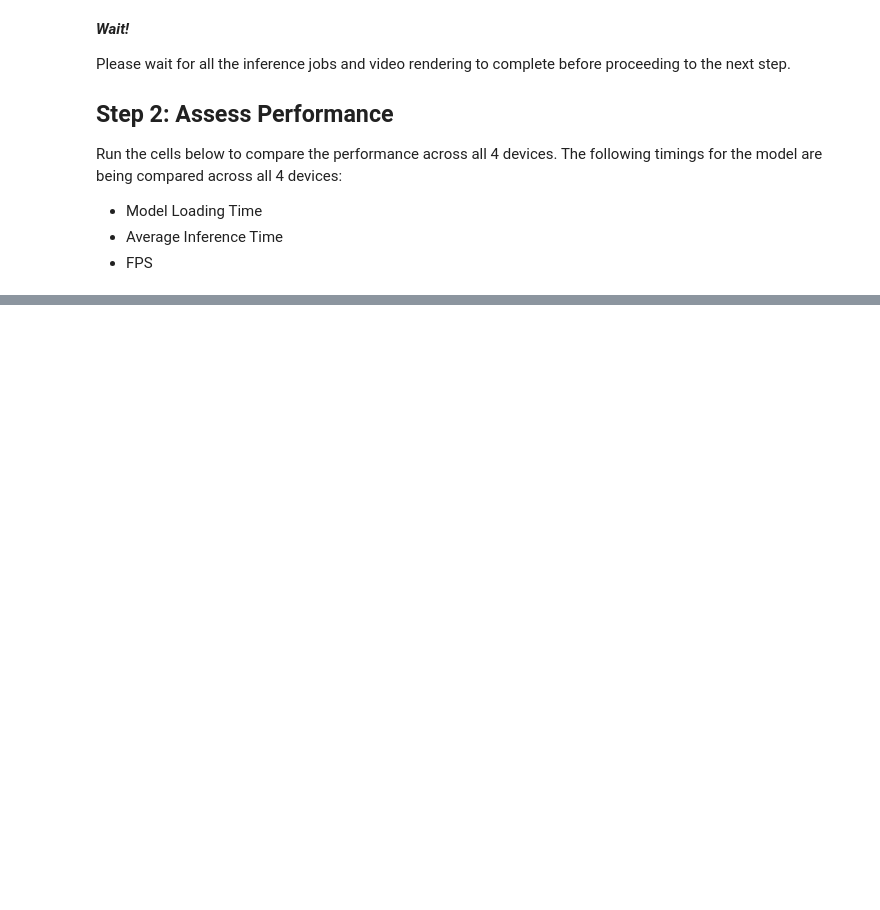
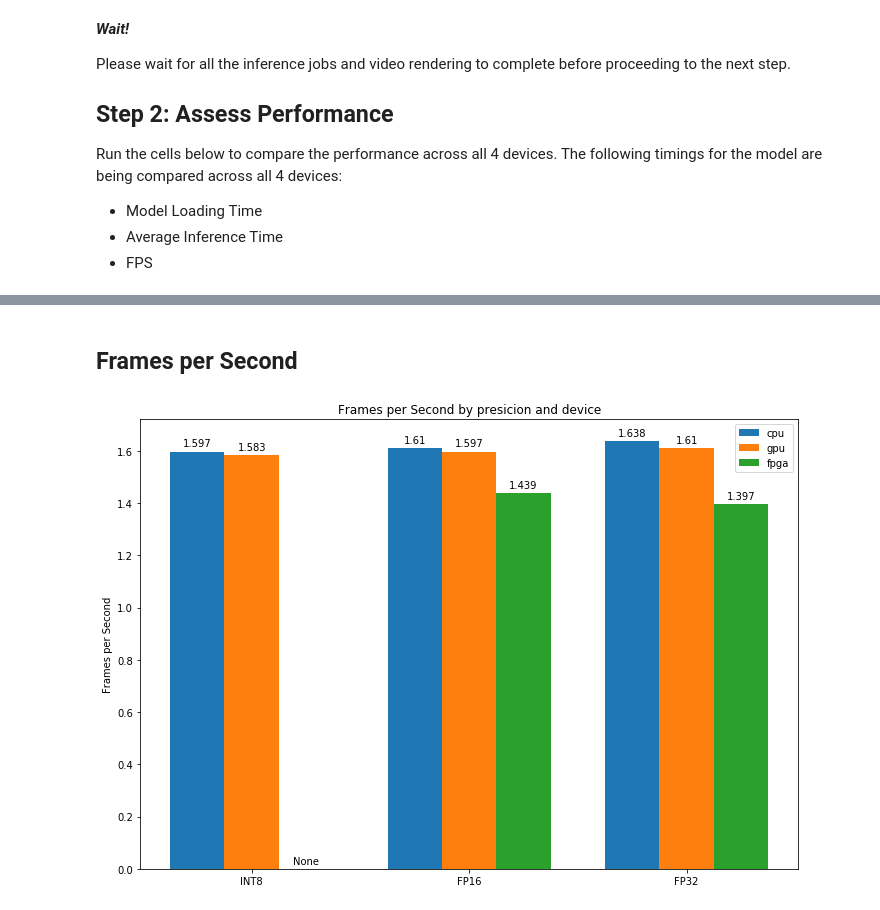
Before and after one commit to yamatokataoka/computer-pointer-controller, a Jupyter notebook: performance_benchmark.ipynb, the cells around one changed output, grey strips where cells are left out. Saved outputs shown, nothing was run; the diff lists cells and outputs as text; code cells hidden in the pictures; blank space fills up the shorter version.

```diff
--- a/performance_benchmark.ipynb
+++ b/performance_benchmark.ipynb
@@ -864,0 +852,8 @@ plt.show()
+# %% [markdown]
+## Frames per Second
+# %%
+ylabel = 'Frames per Second'
+title = 'Frames per Second by presicion and device'
+plot(fps, ylabel, title)
+# %% [output]
+[figure, added]
```
Also changed, not shown: parts of 22 cells of this notebook.
